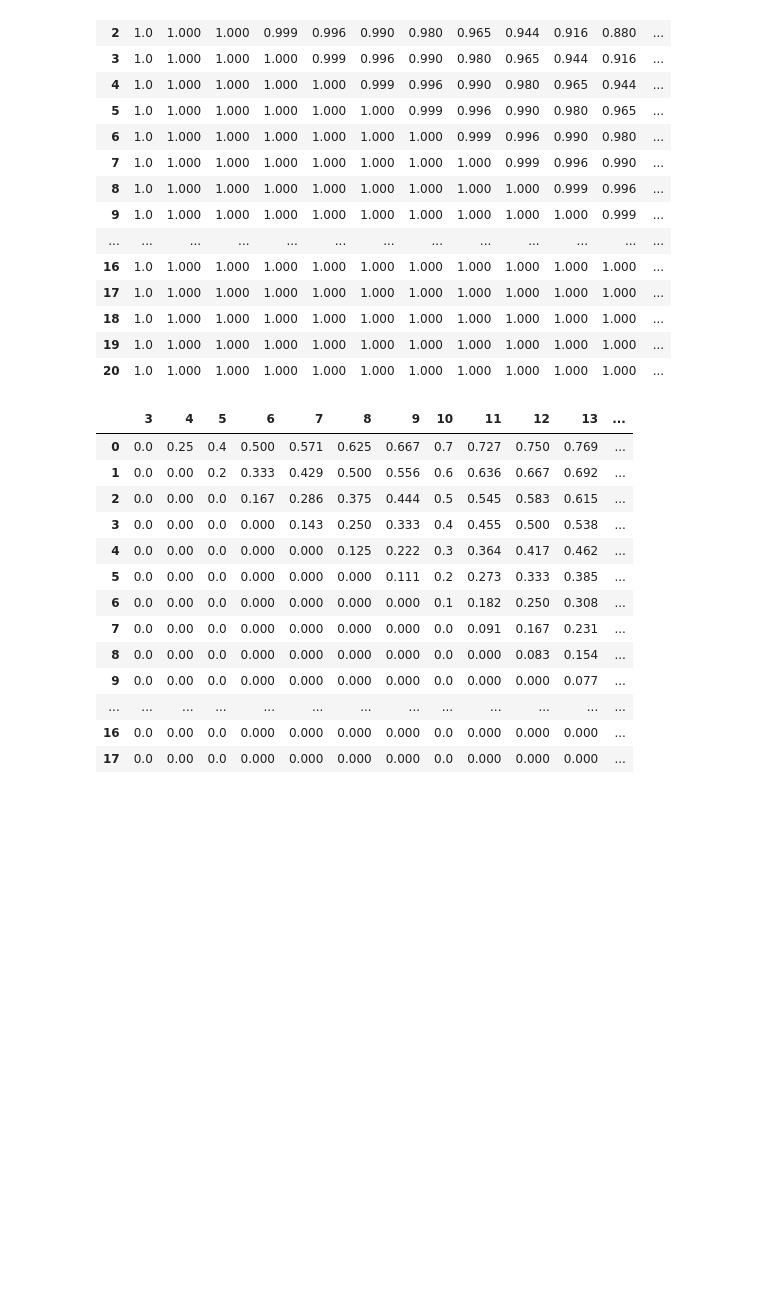
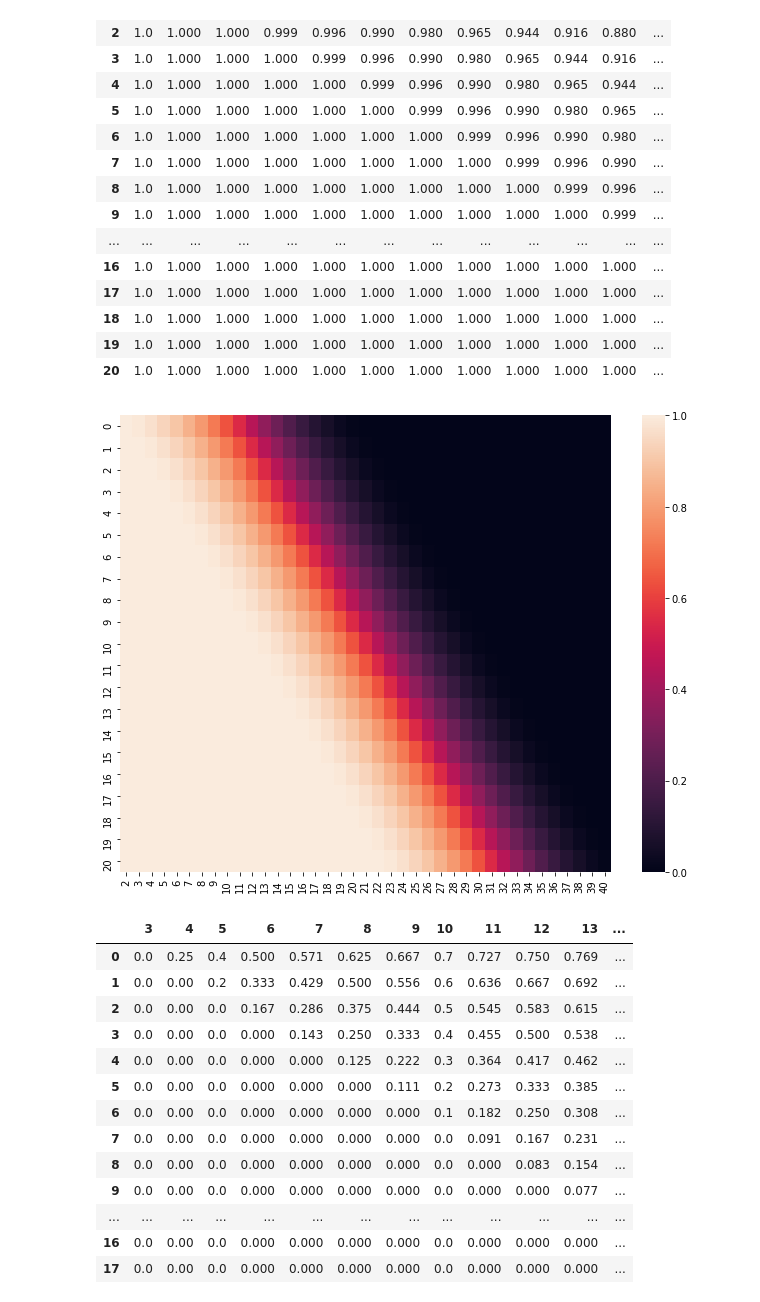
Before and after one commit to sinan-ozel/the-gaming-system, a Jupyter notebook: analysis/OfDiceAndDifficulty.ipynb, the cells around one changed output. Drawn from its saved outputs; the diff is of its cells as text; code cells hidden in the pictures; blank space fills up the shorter version.

```diff
--- a/analysis/OfDiceAndDifficulty.ipynb
+++ b/analysis/OfDiceAndDifficulty.ipynb
@@ -624,6 +647,15 @@ with pd.option_context('max_columns', None):
 | 18 | 1.0 | 1.000 | 1.000 | 1.000 | 1.000 | 1.000 | 1.000 | 1.000 | 1.000 | 1.000 | 1.000 | ... |
 | 19 | 1.0 | 1.000 | 1.000 | 1.000 | 1.000 | 1.000 | 1.000 | 1.000 | 1.000 | 1.000 | 1.000 | ... |
 | 20 | 1.0 | 1.000 | 1.000 | 1.000 | 1.000 | 1.000 | 1.000 | 1.000 | 1.000 | 1.000 | 1.000 | ... |
+# %%
+with pd.option_context('max_columns', None, 'display.float_format', '{:0,.2f}'.format):
+    scaling_factor = .4
+    fig, ax = plt.subplots(figsize=(max_bonus * scaling_factor + 3, len(df) * scaling_factor))
+#     df.index = [r[0] for r in rolls]
+#     df.columns = difficulty_levels
+    sns.heatmap(df, ax=ax)
+# %% [output]
+[figure, added]
 # %%
 # Role of chance
 sides = 10
```
Also changed, not shown: parts of 16 cells of this notebook, 1 other file.
